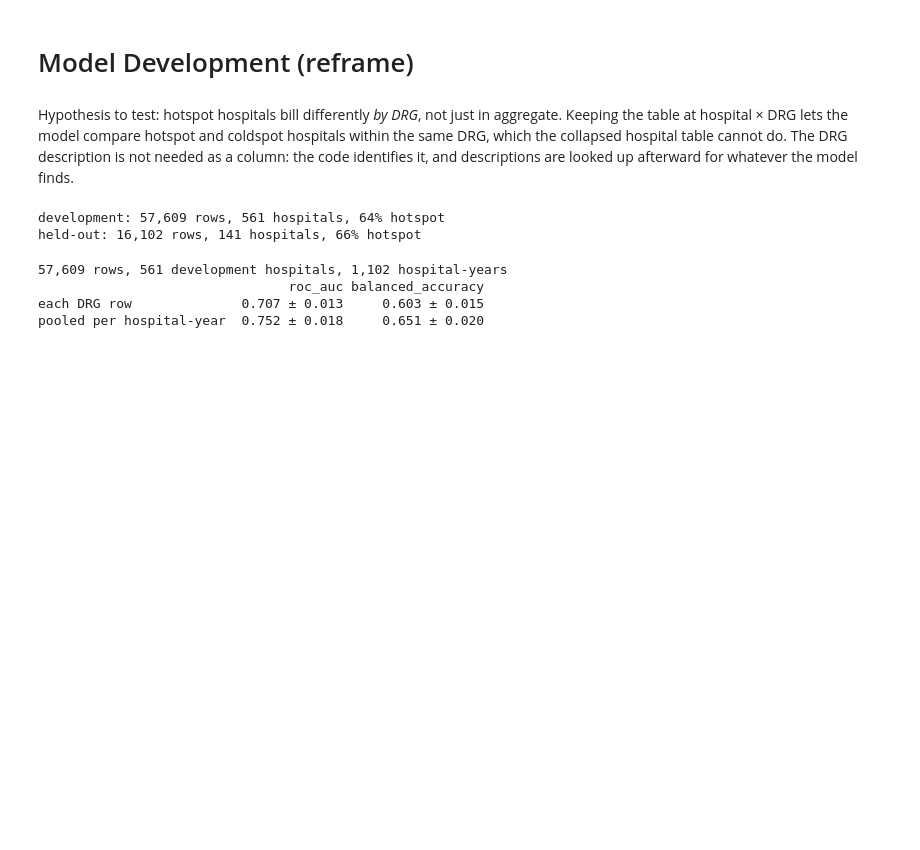
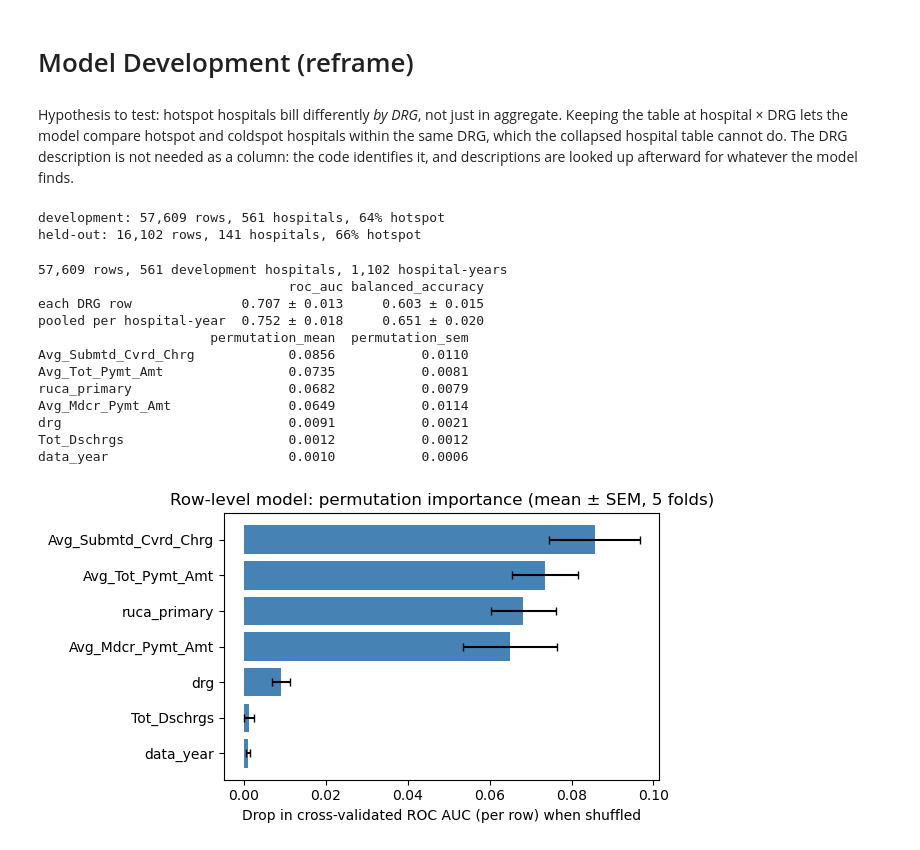
Before and after one commit to ellabellae/AIAdoptionHospitals, a Jupyter notebook: model.ipynb, the cells around one changed output. Drawn from its saved outputs; the diff is of its cells as text; code cells hidden in the pictures; blank space fills up the shorter version.

Commit message:
adding permuation importance

```diff
--- a/model.ipynb
+++ b/model.ipynb
@@ -574,30 +574,61 @@ groups_rows = dev["Rndrng_Prvdr_CCN"]
 row_model = RandomForestClassifier(n_estimators=300, min_samples_leaf=5, random_state=42, n_jobs=-1)
 # Add minimum sample leaf to reduce overfitting and minimum estimators to speed up (from 500 to 300)
 
 # Collect each row's predicted hotspot probability from the fold where its hospital was held out
 dev["p_hotspot"] = np.nan
 dev["fold"] = -1
+row_perm = []
 for fold, (train_idx, val_idx) in enumerate(cv.split(X_rows, y_rows, groups=groups_rows)):
     row_model.fit(X_rows.iloc[train_idx], y_rows.iloc[train_idx])
     dev.iloc[val_idx, dev.columns.get_loc("p_hotspot")] = row_model.predict_proba(X_rows.iloc[val_idx])[:, 1]
     dev.iloc[val_idx, dev.columns.get_loc("fold")] = fold
+    perm = permutation_importance(row_model, X_rows.iloc[val_idx], y_rows.iloc[val_idx],
+                                  scoring="roc_auc", n_repeats=5, random_state=42, n_jobs=-1)
+    row_perm.append(perm.importances_mean)
+
 
 # Pool to one prediction per hospital-year: the mean probability over its DRG rows
 pooled = (dev.groupby(KEYS)
           .agg(p_hotspot=("p_hotspot", "mean"), ai_class=("ai_class", "first"),
                fold=("fold", "first"), n_rows=("p_hotspot", "size")).reset_index())
 
 def fold_scores(frame):
     # one AUC and one balanced accuracy per fold, then mean and standard error across the 5 folds
     auc = frame.groupby("fold").apply(lambda f: roc_auc_score(f["ai_class"], f["p_hotspot"]))
     bal = frame.groupby("fold").apply(lambda f: balanced_accuracy_score(f["ai_class"], f["p_hotspot"] >= 0.5))
     return {"roc_auc": f"{auc.mean():.3f} ± {auc.sem():.3f}", "balanced_accuracy": f"{bal.mean():.3f} ± {bal.sem():.3f}"}
 
 row_summary = pd.DataFrame({"each DRG row": fold_scores(dev), "pooled per hospital-year": fold_scores(pooled)}).T
 print(f"{len(dev):,} rows, {groups_rows.nunique()} development hospitals, {len(pooled):,} hospital-years")
 print(row_summary)
+
+row_importance = pd.DataFrame({
+    "permutation_mean": np.mean(row_perm, axis=0),
+    "permutation_sem": np.std(row_perm, axis=0, ddof=1) / np.sqrt(len(row_perm)),
+}, index=ROW_FEATURES).sort_values("permutation_mean", ascending=False)
+print(row_importance.round(4).to_string())
+
+
+
+fig, ax = plt.subplots(figsize=(6.5, 3.6))
+ax.barh(row_importance.index, row_importance["permutation_mean"],
+        xerr=row_importance["permutation_sem"], capsize=3, color="steelblue")
+ax.set_xlabel("Drop in cross-validated ROC AUC (per row) when shuffled")
+ax.set_title("Row-level model: permutation importance (mean ± SEM, 5 folds)")
+ax.invert_yaxis()
+plt.tight_layout()
+plt.show()
 # %% [output]
 57,609 rows, 561 development hospitals, 1,102 hospital-years
                                 roc_auc balanced_accuracy
 each DRG row              0.707 ± 0.013     0.603 ± 0.015
 pooled per hospital-year  0.752 ± 0.018     0.651 ± 0.020
+                      permutation_mean  permutation_sem
+Avg_Submtd_Cvrd_Chrg            0.0856           0.0110
+Avg_Tot_Pymt_Amt                0.0735           0.0081
+ruca_primary                    0.0682           0.0079
+Avg_Mdcr_Pymt_Amt               0.0649           0.0114
+drg                             0.0091           0.0021
+Tot_Dschrgs                     0.0012           0.0012
+data_year                       0.0010           0.0006
+[figure, added]
```
